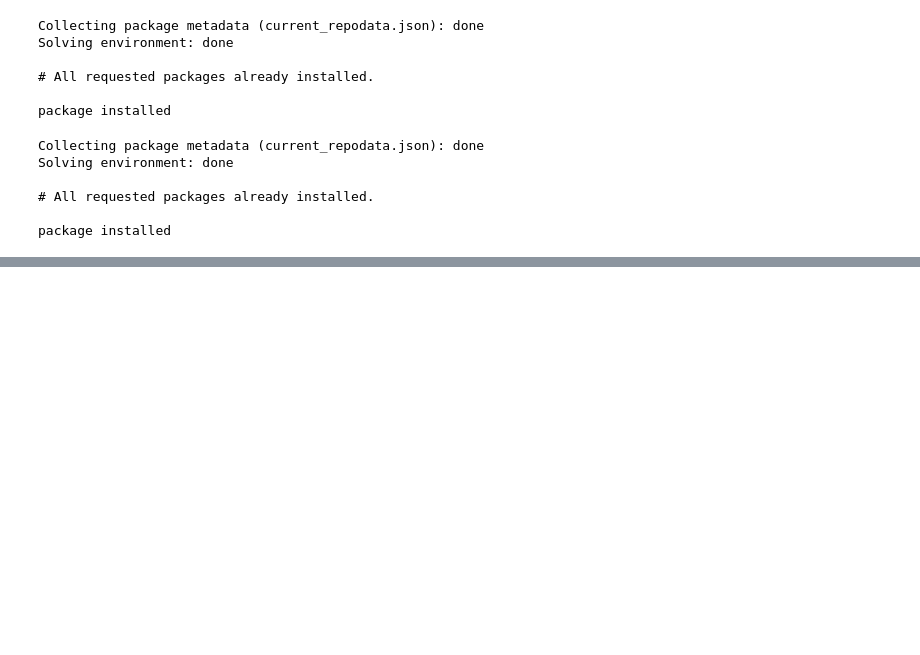
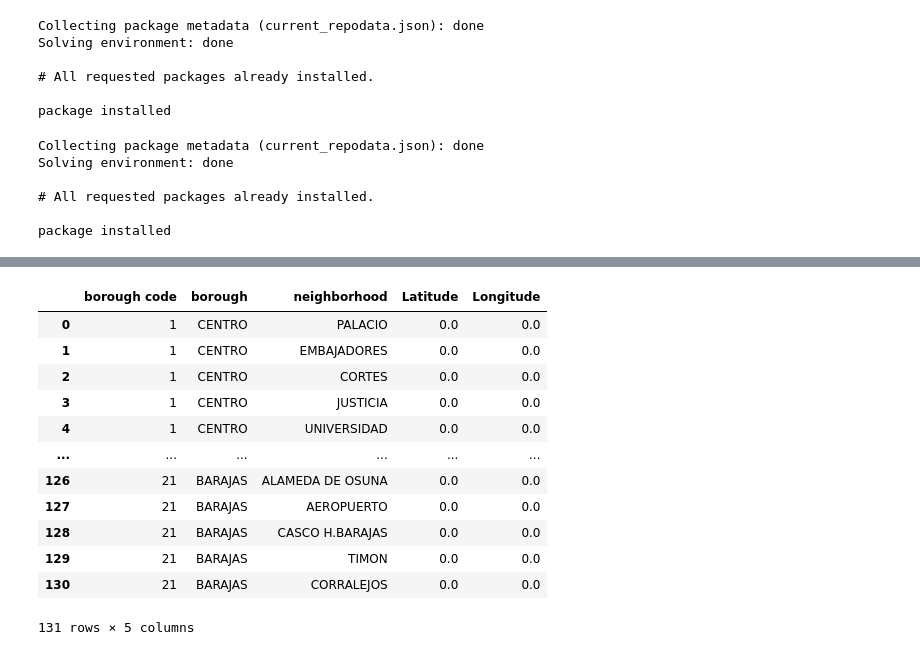
Before and after one commit to Rafa-SP/Battle-of-the-neighborhoods-Madrid, a Jupyter notebook: Battle-of-the-neighborhoods-madrid.ipynb, the cells around one changed output, grey strips where cells are left out. Cells and saved outputs as stored; diff of their text form; code cells hidden in the pictures; blank space fills up the shorter version.

```diff
--- a/Battle-of-the-neighborhoods-madrid.ipynb
+++ b/Battle-of-the-neighborhoods-madrid.ipynb
@@ -81,0 +104,21 @@ boroughs.head()
+# %%
+boroughs_mad = pd.merge(boroughs, neighborhoods, how="left", on=["Codigo de distrito"])
+boroughs_mad = boroughs_mad.drop(columns={'Codigo de barrio'})
+boroughs_mad = boroughs_mad.rename(columns={'Nombre de distrito':'borough','Nombre de barrio':'neighborhood','Codigo de distrito':'borough code'})
+boroughs_mad['Latitude'] = 0.0
+boroughs_mad['Longitude'] = 0.0
+boroughs_mad
+# %% [output]
+|  | borough code | borough | neighborhood | Latitude | Longitude |
+| 0 | 1 | CENTRO | PALACIO | 0.0 | 0.0 |
+| 1 | 1 | CENTRO | EMBAJADORES | 0.0 | 0.0 |
+| 2 | 1 | CENTRO | CORTES | 0.0 | 0.0 |
+| 3 | 1 | CENTRO | JUSTICIA | 0.0 | 0.0 |
+| 4 | 1 | CENTRO | UNIVERSIDAD | 0.0 | 0.0 |
+| ... | ... | ... | ... | ... | ... |
+| 126 | 21 | BARAJAS | ALAMEDA DE OSUNA | 0.0 | 0.0 |
+| 127 | 21 | BARAJAS | AEROPUERTO | 0.0 | 0.0 |
+| 128 | 21 | BARAJAS | CASCO H.BARAJAS | 0.0 | 0.0 |
+| 129 | 21 | BARAJAS | TIMON | 0.0 | 0.0 |
+| 130 | 21 | BARAJAS | CORRALEJOS | 0.0 | 0.0 |
+131 rows × 5 columns
```
Also changed, not shown: parts of 8 cells of this notebook, 1 other file.
